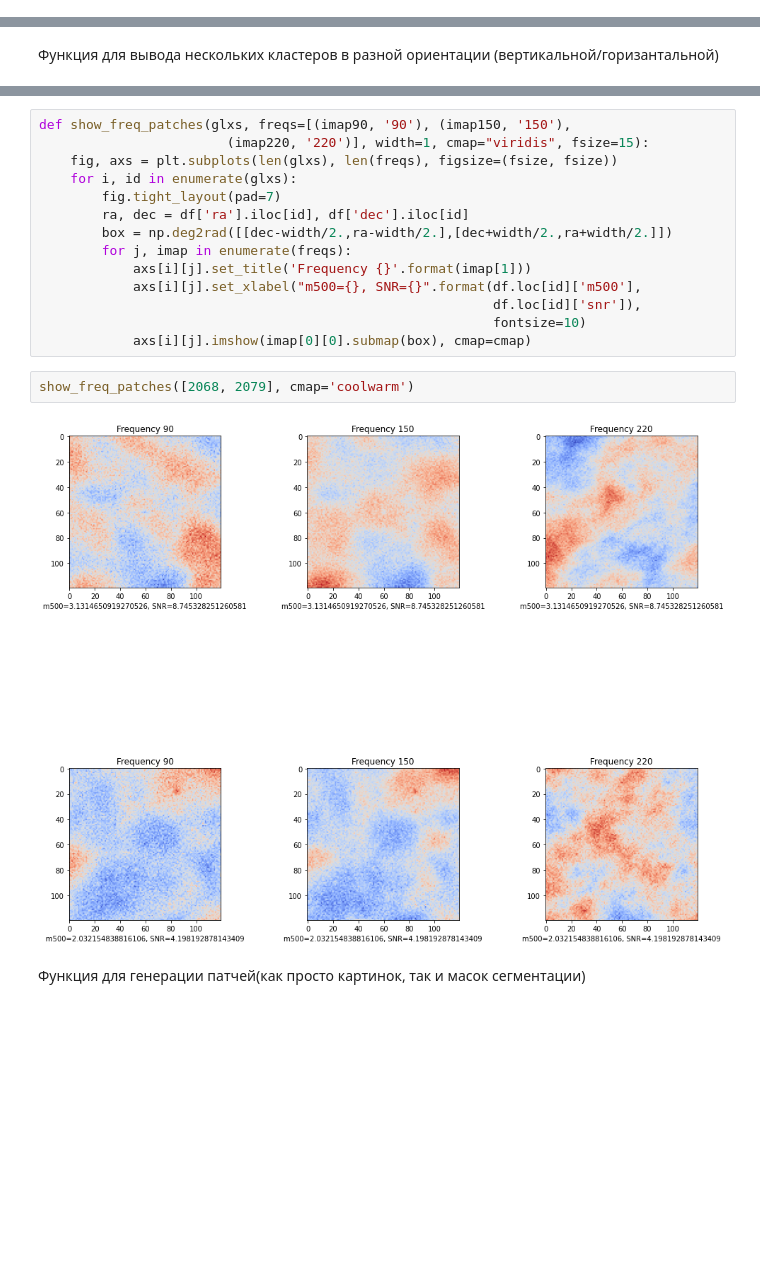
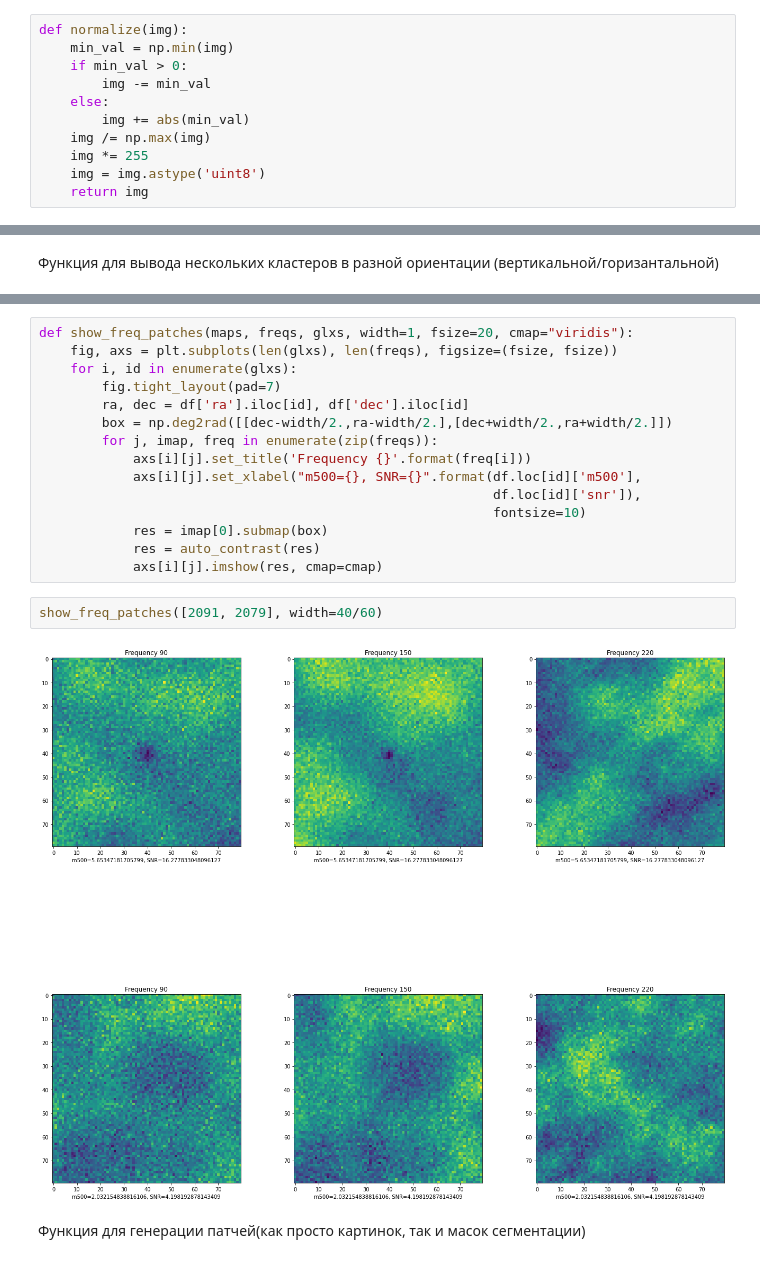
Before and after one commit to ivan-kapunin/segmentation_3_year, a Jupyter notebook: galaxyClustering.ipynb, the cells around one changed output, grey strips where cells are left out. Cells and saved outputs as stored; diff of their text form; blank space fills up the shorter version.

```diff
--- a/galaxyClustering.ipynb
+++ b/galaxyClustering.ipynb
@@ -76,0 +77,11 @@ for ind, glx in work_glx.iterrows():
+# %%
+def normalize(img):
+    min_val = np.min(img)
+    if min_val > 0:
+        img -= min_val
+    else:
+        img += abs(min_val)
+    img /= np.max(img)
+    img *= 255
+    img = img.astype('uint8')
+    return img
@@ -118,21 +139,22 @@ show_patches([1993, 2000], False, fsize=12)
 # %%
-def show_freq_patches(glxs, freqs=[(imap90, '90'), (imap150, '150'),
-                        (imap220, '220')], width=1, cmap="viridis", fsize=15):
+def show_freq_patches(maps, freqs, glxs, width=1, fsize=20, cmap="viridis"):
     fig, axs = plt.subplots(len(glxs), len(freqs), figsize=(fsize, fsize))
     for i, id in enumerate(glxs):
         fig.tight_layout(pad=7)
         ra, dec = df['ra'].iloc[id], df['dec'].iloc[id]
         box = np.deg2rad([[dec-width/2.,ra-width/2.],[dec+width/2.,ra+width/2.]])
-        for j, imap in enumerate(freqs):
-            axs[i][j].set_title('Frequency {}'.format(imap[1]))
+        for j, imap, freq in enumerate(zip(freqs)):
+            axs[i][j].set_title('Frequency {}'.format(freq[i]))
             axs[i][j].set_xlabel("m500={}, SNR={}".format(df.loc[id]['m500'],
                                                           df.loc[id]['snr']),
                                                           fontsize=10)
-            axs[i][j].imshow(imap[0][0].submap(box), cmap=cmap)
+            res = imap[0].submap(box)
+            res = auto_contrast(res)
+            axs[i][j].imshow(res, cmap=cmap)
-# %%
-show_freq_patches([2068, 2079], cmap='coolwarm')
-# %% [output]
-[figure, removed]
+# %%
+show_freq_patches([2091, 2079], width=40/60)
+# %% [output]
+[figure, added]
 # %% [markdown]
 Функция для генерации патчей(как просто картинок, так и масок сегментации)
 # %%
```
Also changed, not shown: parts of 20 cells of this notebook.
